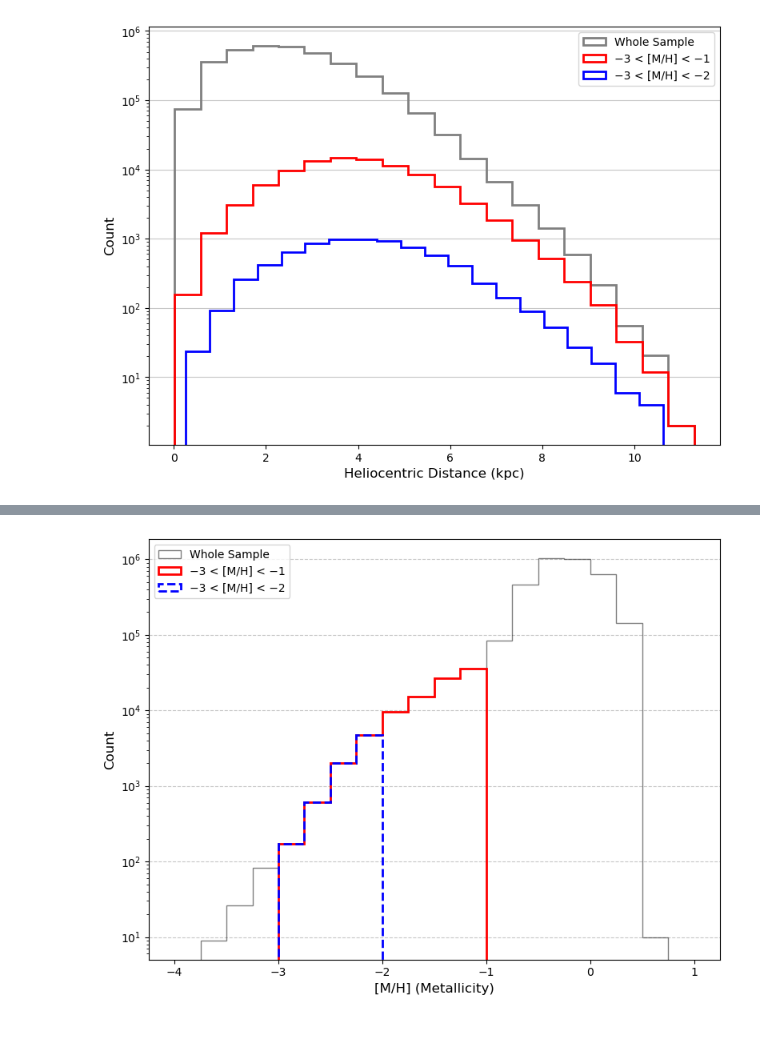
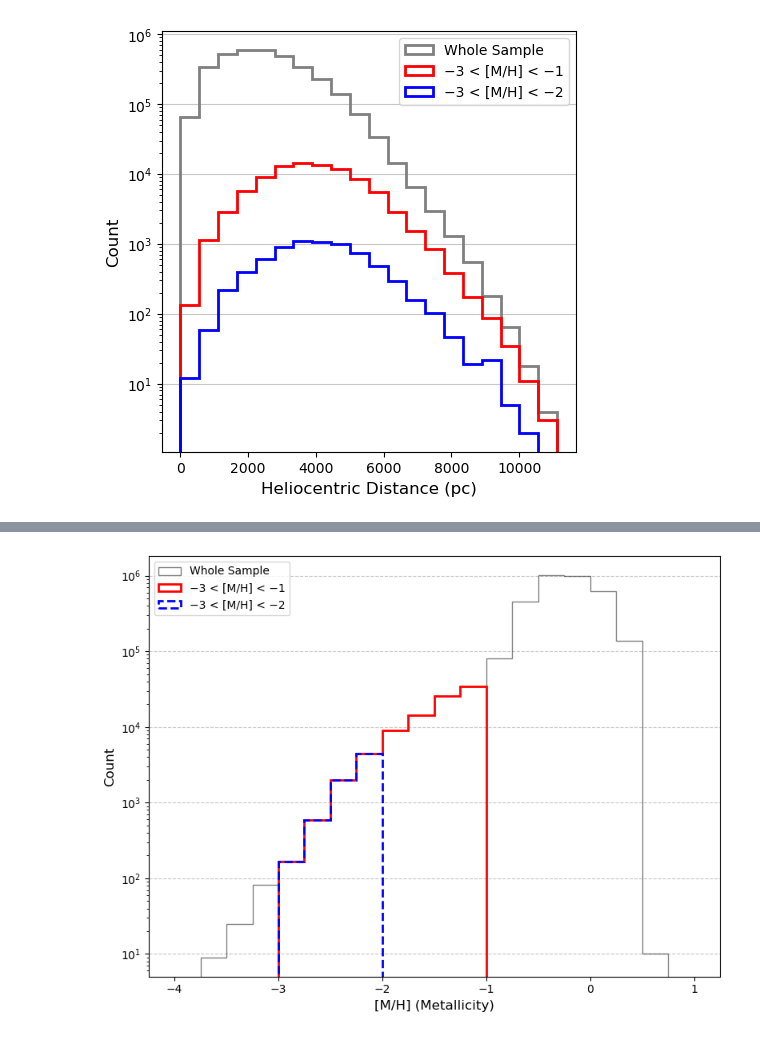
Before and after one commit to raunaq-rai/Disentangling-the-Milky-Way-using-GMM, a Jupyter notebook: Figure_1.ipynb, the cells around one changed output, grey strips where cells are left out. Saved outputs shown, nothing was run; the diff lists cells and outputs as text; code cells hidden in the pictures.

```diff
--- a/Figure_1.ipynb
+++ b/Figure_1.ipynb
@@ -10,6 +9,6 @@ import matplotlib.pyplot as plt
 from matplotlib.colors import LogNorm
 # %%
-data_file = 'high_quality_sample.fits'
+data_file = 'filtered_high_quality_sample.fits'
 
 with fits.open(data_file) as hdul:
     # Access the first table extension
@@ -36,8 +33,9 @@ df.shape
 # %%
-df['distance_kpc'] = df['rgeo']
+df['distance_kpc'] = df['rpgeo']
 
 # Replace infinite values caused by zero parallax with NaN
-df['distance_kpc'].replace([float('inf'), -float('inf')], pd.NA, inplace=True)
+df['distance_kpc'] = df['distance_kpc'].replace([float('inf'), -float('inf')], pd.NA)
+
 
 # Inspect the first few rows
 print(df[['source_id', 'parallax', 'distance_kpc']].head())
@@ -57,16 +49,22 @@ For example, when doing 'df[col].method(value, inplace=True)', try using 'df.met
 # %%
+import numpy as np
+import matplotlib.pyplot as plt
+
 distance_col = 'distance_kpc'
 mh_col = 'mh_xgboost'
+
+# Define bin edges (20 bins from 0 to the maximum value in the distance column)
+bin_edges = np.linspace(0, df[distance_col].max(), 21)
 
 # Subset the data based on [M/H] ranges
 subset_mh_neg1 = df[(df[mh_col] > -3) & (df[mh_col] < -1)]
 subset_mh_neg2 = df[(df[mh_col] > -3) & (df[mh_col] < -2)]
 
 # Plot the histogram for the whole sample
-plt.figure(figsize=(8, 6))
+plt.figure(figsize=(5, 5))
 plt.hist(
     df[distance_col],
-    bins=20,
+    bins=bin_edges,  # Use defined bin edges
     histtype='step',
     color='grey',
     linewidth=2,
@@ -76,35 +74,35 @@ plt.hist(
 # Plot the histogram for the subset with -3 < [M/H] < -1
 plt.hist(
     subset_mh_neg1[distance_col],
-    bins=20,
+    bins=bin_edges,  # Use defined bin edges
     histtype='step',
     color='red',
     linewidth=2,
     label='−3 < [M/H] < −1'
 )
 
 # Plot the histogram for the subset with -3 < [M/H] < -2
 plt.hist(
     subset_mh_neg2[distance_col],
-    bins=20,
+    bins=bin_edges,  # Use defined bin edges
     histtype='step',
     color='blue',
     linestyle='-',
     linewidth=2,
     label='−3 < [M/H] < −2'
 )
 
 # Set logarithmic scale for y-axis
 plt.yscale('log')
 
 # Add title and labels
-plt.xlabel('Heliocentric Distance (kpc)', fontsize=12)
+plt.xlabel('Heliocentric Distance (pc)', fontsize=12)
 plt.ylabel('Count', fontsize=12)
 plt.legend(fontsize=10)
 plt.grid(axis='y', linestyle='-', alpha=0.7)
 
 # Show the plot
 plt.tight_layout()
 plt.show()
 # %% [output]
-[figure, old version]
+[figure, new version]
```
Also changed, not shown: parts of 9 cells of this notebook.
